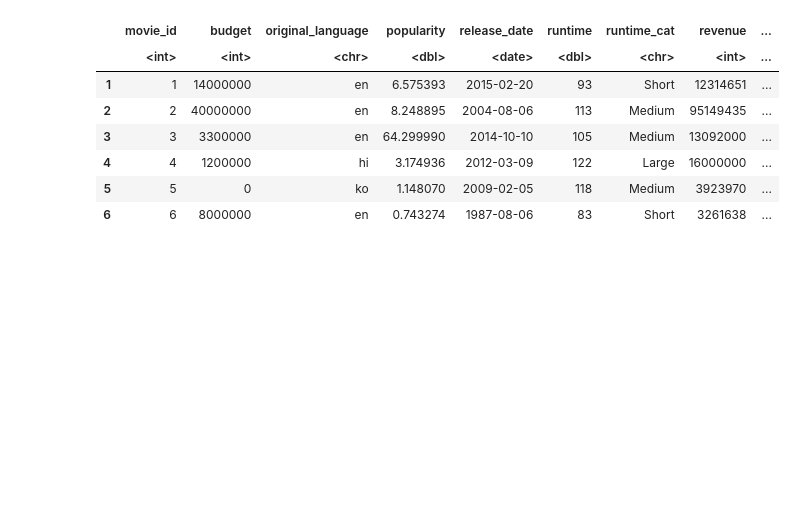
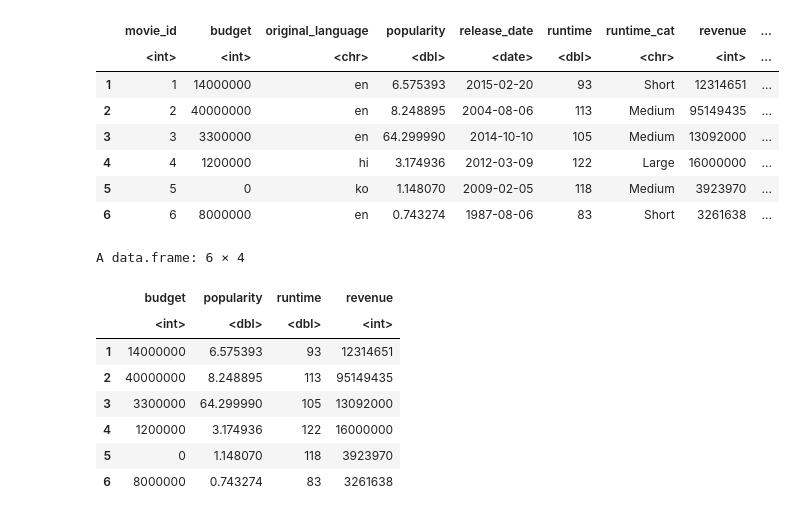
Before and after one commit to mouhadeb/DataScience, a Jupyter notebook: stats/Home Exercise 4.ipynb, the cells around one changed output. Drawn from its saved outputs; the diff is of its cells as text; code cells hidden in the pictures; blank space fills up the shorter version.

```diff
--- a/stats/Home Exercise 4.ipynb
+++ b/stats/Home Exercise 4.ipynb
@@ -23,3 +35,23 @@ A data.frame: 6 × 85
 | 4 | 4 | 1200000 | hi | 3.174936 | 2012-03-09 | 122 | Large | 16000000 | ... |
 | 5 | 5 | 0 | ko | 1.148070 | 2009-02-05 | 118 | Medium | 3923970 | ... |
 | 6 | 6 | 8000000 | en | 0.743274 | 1987-08-06 | 83 | Short | 3261638 | ... |
+# %%
+zm1 <- movies_ff_v %>% select("budget"
+                              ,"popularity"
+                              ,"runtime"
+                              ,"revenue"
+                              ,"seasonality"
+                              ,"actor0_prev_revenue"
+                              ,"actor1_prev_revenue"
+                              ,"actor2_prev_revenue")
+head(zm1)
+# %% [output]
+A data.frame: 6 × 4
+|  | budget | popularity | runtime | revenue |
+|  | <int> | <dbl> | <dbl> | <int> |
+| 1 | 14000000 | 6.575393 | 93 | 12314651 |
+| 2 | 40000000 | 8.248895 | 113 | 95149435 |
+| 3 | 3300000 | 64.299990 | 105 | 13092000 |
+| 4 | 1200000 | 3.174936 | 122 | 16000000 |
+| 5 | 0 | 1.148070 | 118 | 3923970 |
+| 6 | 8000000 | 0.743274 | 83 | 3261638 |
```
Also changed, not shown: parts of 10 cells of this notebook, 1 other file.
